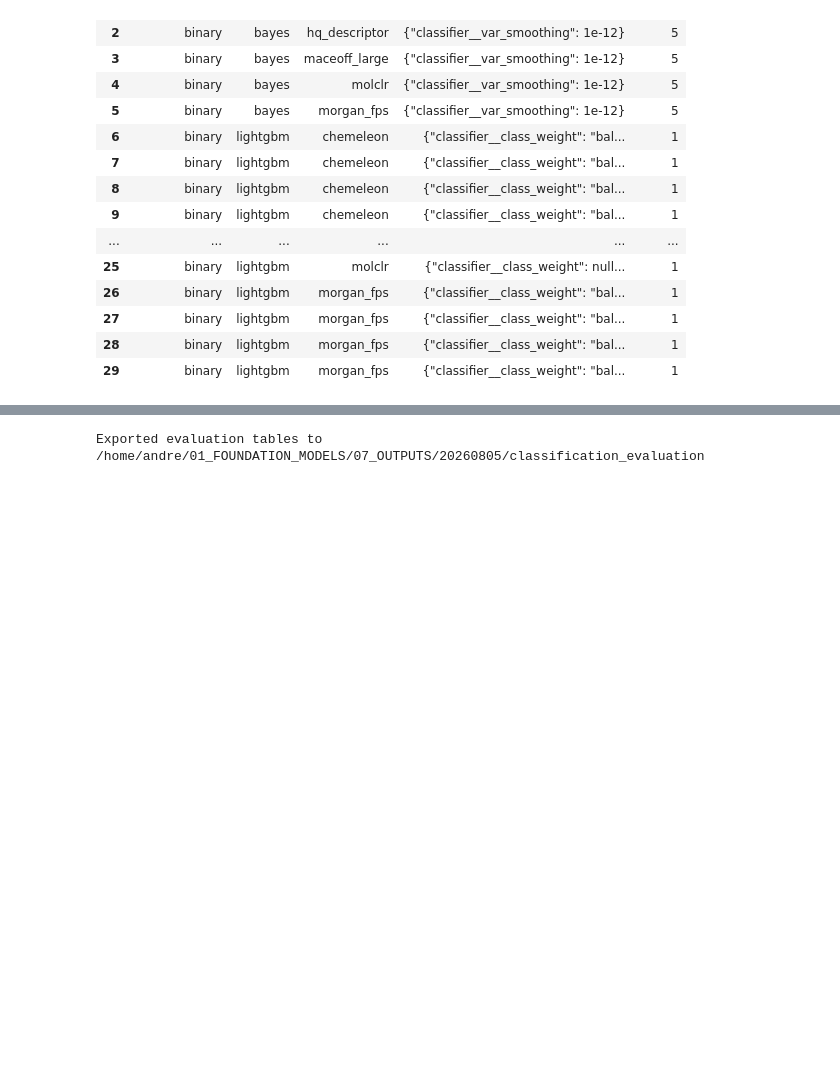
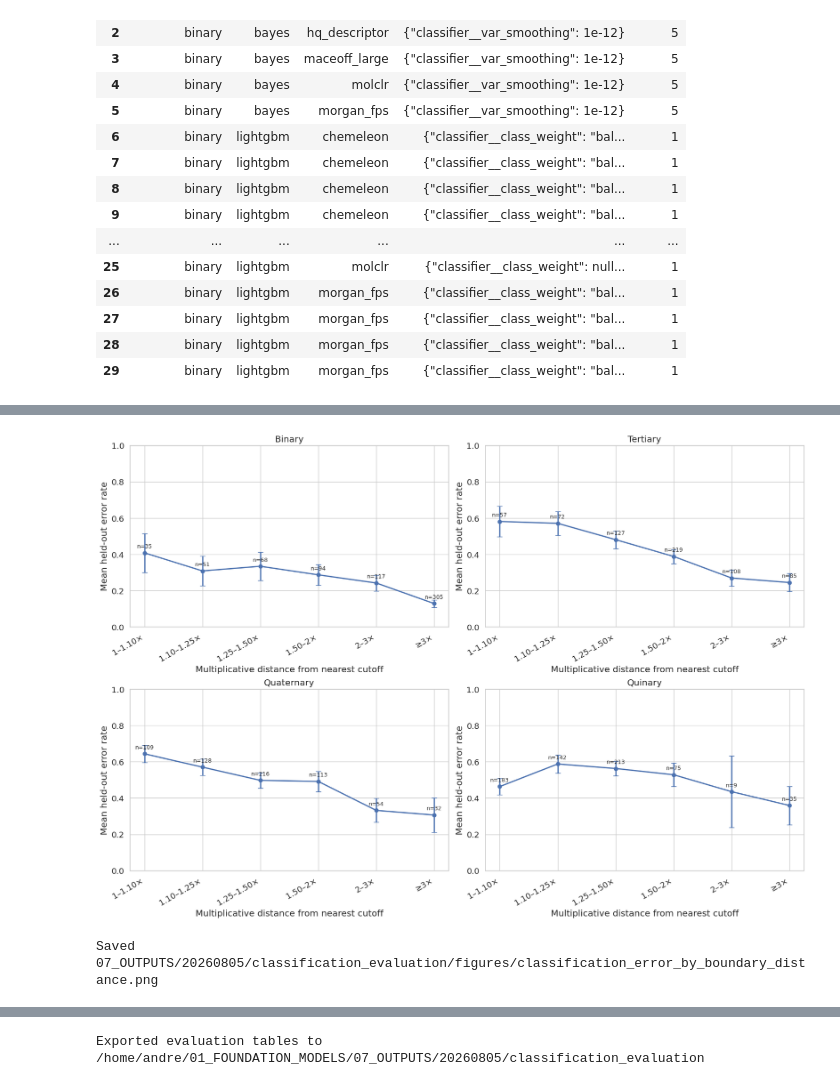
Before and after one commit to CABackman/fm-4-em, a Jupyter notebook: 08_CLASSIFICATION/02_IS_classification_evaluation.ipynb, the cells around one changed output, grey strips where cells are left out. Saved outputs shown, nothing was run; the diff lists cells and outputs as text; code cells hidden in the pictures; blank space fills up the shorter version.

```diff
--- a/08_CLASSIFICATION/02_IS_classification_evaluation.ipynb
+++ b/08_CLASSIFICATION/02_IS_classification_evaluation.ipynb
@@ -564,0 +637,80 @@ display(hyperparameter_frequency.head(30))
+# %%
+# Collapse the vote distribution to per-molecule error and consensus summaries.
+molecule_boundary = (
+    vote_long.assign(
+        correct_vote=lambda frame: frame["vote_share"].where(
+            frame["predicted_class"] == frame["true_class"], 0
+        )
+    )
+    .groupby(
+        ["classification", "row_index", "true_class", "Exp IS (J)"],
+        as_index=False,
+    )
+    .agg(correct_vote=("correct_vote", "sum"))
+)
+consensus = vote_long.loc[
+    vote_long.groupby(["classification", "row_index"])["vote_share"].idxmax(),
+    ["classification", "row_index", "predicted_class", "vote_share"],
+].rename(columns={
+    "predicted_class": "consensus_class", "vote_share": "consensus_share"
+})
+molecule_boundary = molecule_boundary.merge(
+    consensus, on=["classification", "row_index"], how="left"
+)
+molecule_boundary["error_rate"] = 1 - molecule_boundary["correct_vote"]
+molecule_boundary["boundary_factor"] = molecule_boundary.apply(
+    lambda row: float(np.exp(np.min(np.abs(
+        np.log(row["Exp IS (J)"]) - np.log(CLASS_CUTOFFS[row["classification"]])
+    )))),
+    axis=1,
+)
+
+distance_edges = [1, 1.10, 1.25, 1.50, 2, 3, np.inf]
+distance_labels = ["1–1.10×", "1.10–1.25×", "1.25–1.50×", "1.50–2×", "2–3×", "≥3×"]
+molecule_boundary["distance_band"] = pd.cut(
+    molecule_boundary["boundary_factor"],
+    bins=distance_edges, labels=distance_labels, include_lowest=True, right=False,
+)
+boundary_error = (
+    molecule_boundary.groupby(["classification", "distance_band"], observed=True)
+    .agg(
+        molecules=("row_index", "nunique"),
+        error_rate=("error_rate", "mean"),
+        error_sd=("error_rate", "std"),
+    )
+    .reset_index()
+)
+boundary_error["ci95"] = (
+    1.96 * boundary_error["error_sd"] / np.sqrt(boundary_error["molecules"])
+)
+
+fig, axes = plt.subplots(2, 2, figsize=(16, 11), constrained_layout=True)
+for axis, classification in zip(axes.flat, CLASSIFICATIONS):
+    subset = (
+        boundary_error.loc[boundary_error["classification"] == classification]
+        .set_index("distance_band").reindex(distance_labels).reset_index()
+    )
+    x = np.arange(len(subset))
+    axis.errorbar(
+        x, subset["error_rate"], yerr=subset["ci95"],
+        marker="o", capsize=4, linewidth=2,
+    )
+    for position, row in subset.iterrows():
+        if pd.notna(row["molecules"]):
+            axis.annotate(
+                f"n={int(row['molecules'])}", (position, row["error_rate"]),
+                xytext=(0, 8), textcoords="offset points", ha="center", fontsize=9,
+            )
+    axis.set_xticks(x, distance_labels, rotation=30, ha="right")
+    axis.set(
+        title=CLASSIFICATION_LABELS[classification],
+        xlabel="Multiplicative distance from nearest cutoff",
+        ylabel="Mean held-out error rate",
+        ylim=(0, 1),
+    )
+
+save_figure(fig, "classification_error_by_boundary_distance.png");
+display(boundary_error)
+# %% [output]
+[figure, added]
+Saved 07_OUTPUTS/20260805/classification_evaluation/figures/classification_error_by_boundary_distance.png
```
Also changed, not shown: parts of 8 cells of this notebook.
